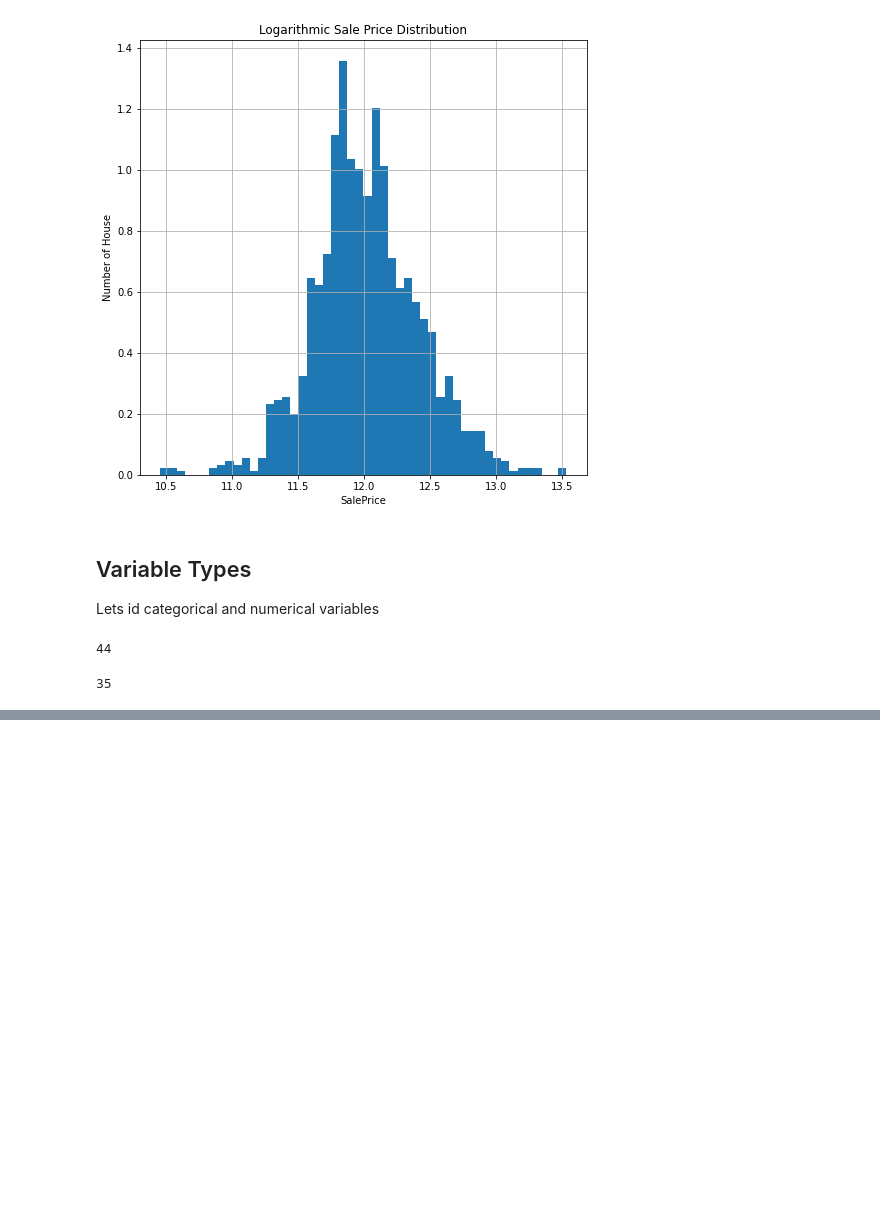
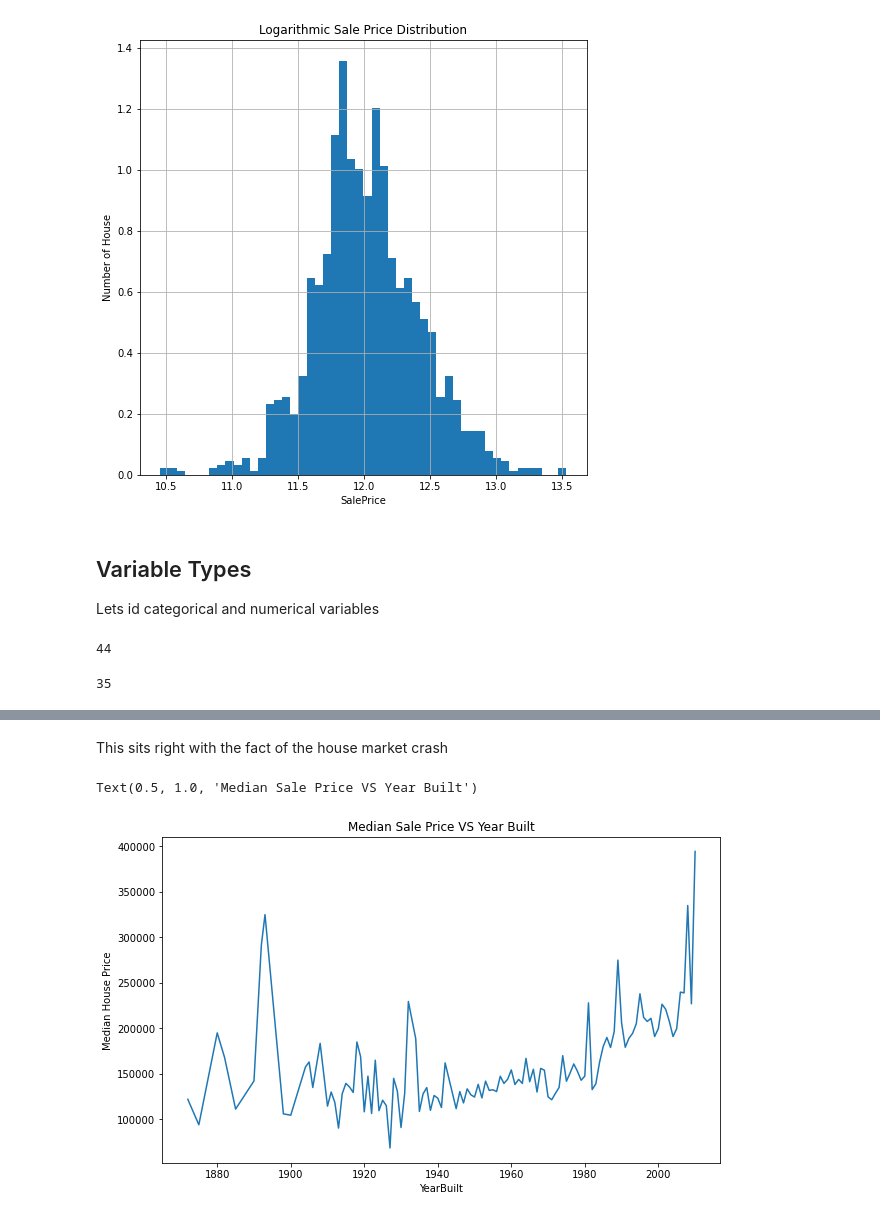
Before and after one commit to Eric-G-Romano/Housing_Price_Prediction_Model, a Jupyter notebook: Research_and_Development/01_HPPM_data_analysis.ipynb, the cells around one changed output, grey strips where cells are left out. Drawn from its saved outputs; the diff is of its cells as text; code cells hidden in the pictures; blank space fills up the shorter version.

```diff
--- a/Research_and_Development/01_HPPM_data_analysis.ipynb
+++ b/Research_and_Development/01_HPPM_data_analysis.ipynb
@@ -129,0 +340,11 @@ len(num_vars)
+# %% [markdown]
+This sits right with the fact of the house market crash
+# %%
+# plot median sale price vs year in which it was built
+
+data.groupby('YearBuilt')['SalePrice'].median().plot(figsize=(10,6))
+plt.ylabel('Median House Price')
+plt.title('Median Sale Price VS Year Built')
+# %% [output]
+Text(0.5, 1.0, 'Median Sale Price VS Year Built')
+[figure, added]
```
Also changed, not shown: parts of 18 cells of this notebook.
